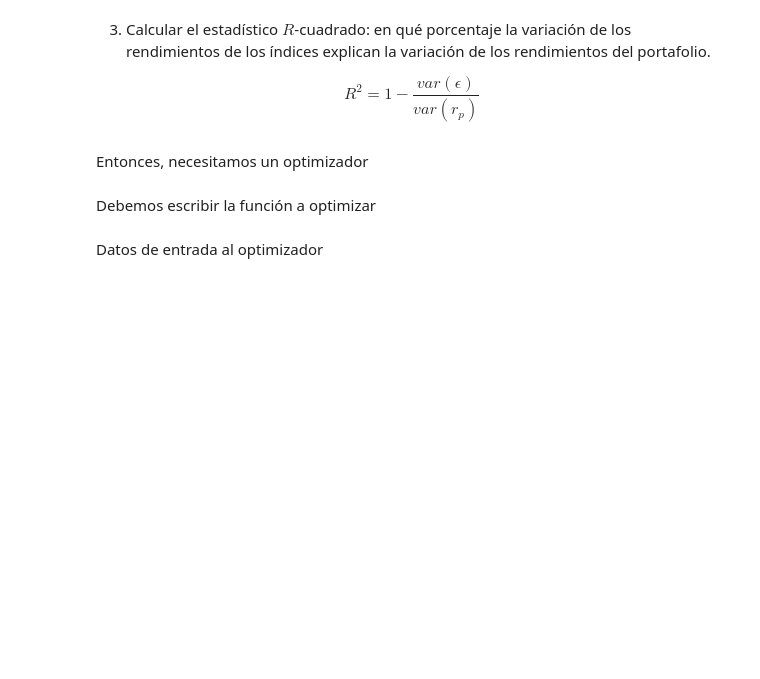
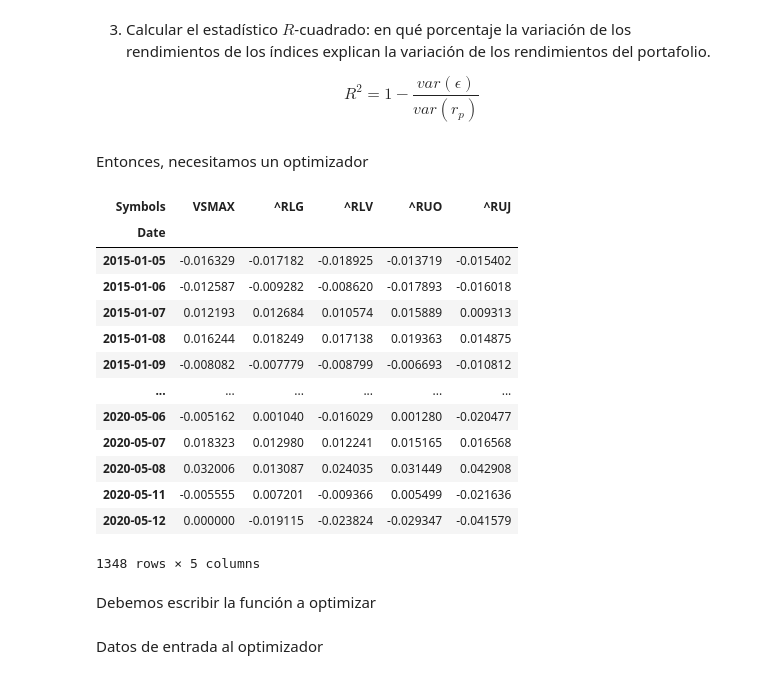
Before and after one commit to jessicambrizg/porinvp2020, a Jupyter notebook: Bonus/Adicional2_AnalisisEstilo.ipynb, the cells around one changed output. Drawn from its saved outputs; the diff is of its cells as text; code cells hidden in the pictures; blank space fills up the shorter version.

```diff
--- a/Bonus/Adicional2_AnalisisEstilo.ipynb
+++ b/Bonus/Adicional2_AnalisisEstilo.ipynb
@@ -120,2 +136,19 @@ Entonces, necesitamos un optimizador
+# %%
+ret
+# %% [output]
+| Symbols | VSMAX | ^RLG | ^RLV | ^RUO | ^RUJ |
+| Date |  |  |  |  |  |
+| 2015-01-05 | -0.016329 | -0.017182 | -0.018925 | -0.013719 | -0.015402 |
+| 2015-01-06 | -0.012587 | -0.009282 | -0.008620 | -0.017893 | -0.016018 |
+| 2015-01-07 | 0.012193 | 0.012684 | 0.010574 | 0.015889 | 0.009313 |
+| 2015-01-08 | 0.016244 | 0.018249 | 0.017138 | 0.019363 | 0.014875 |
+| 2015-01-09 | -0.008082 | -0.007779 | -0.008799 | -0.006693 | -0.010812 |
+| ... | ... | ... | ... | ... | ... |
+| 2020-05-06 | -0.005162 | 0.001040 | -0.016029 | 0.001280 | -0.020477 |
+| 2020-05-07 | 0.018323 | 0.012980 | 0.012241 | 0.015165 | 0.016568 |
+| 2020-05-08 | 0.032006 | 0.013087 | 0.024035 | 0.031449 | 0.042908 |
+| 2020-05-11 | -0.005555 | 0.007201 | -0.009366 | 0.005499 | -0.021636 |
+| 2020-05-12 | 0.000000 | -0.019115 | -0.023824 | -0.029347 | -0.041579 |
+1348 rows × 5 columns
 # %% [markdown]
 Debemos escribir la función a optimizar
```
Also changed, not shown: parts of 38 cells of this notebook.
